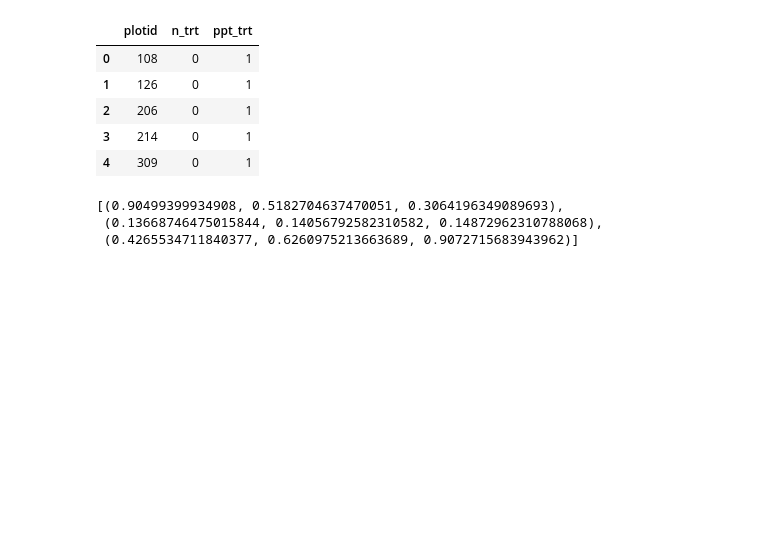
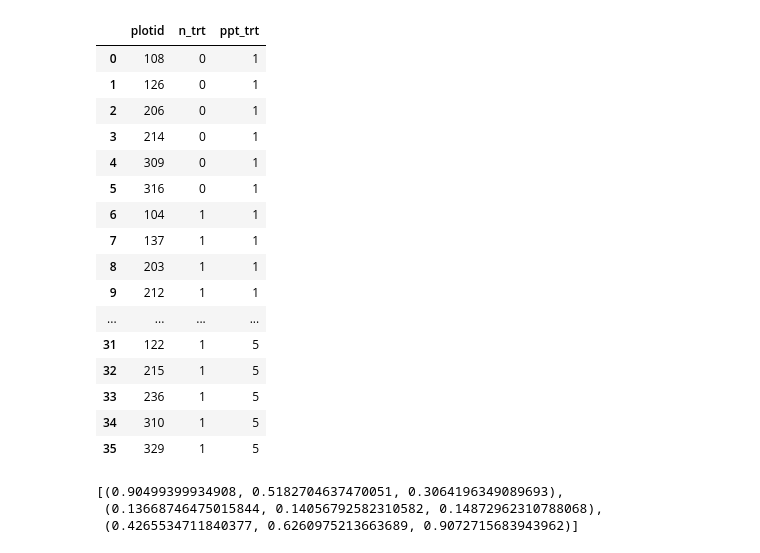
Before and after one commit to jornada-im/pubs-gc-ltreb, a Jupyter notebook: manuscripts/schadenfreude/SoilMoisture.ipynb, the cells around one changed output. Saved outputs shown, nothing was run; the diff lists cells and outputs as text; code cells hidden in the pictures; blank space fills up the shorter version.

```diff
--- a/manuscripts/schadenfreude/SoilMoisture.ipynb
+++ b/manuscripts/schadenfreude/SoilMoisture.ipynb
@@ -10,14 +11,25 @@ out_path <- '../out_tmp/'
 # A treatment key is stored in this repository
 trt = pd.read_csv('../../metadata/lt_plot_trt.csv', skiprows=2)
 # %%
-trt.head()
+trt
 # %% [output]
 |  | plotid | n_trt | ppt_trt |
 | 0 | 108 | 0 | 1 |
 | 1 | 126 | 0 | 1 |
 | 2 | 206 | 0 | 1 |
 | 3 | 214 | 0 | 1 |
 | 4 | 309 | 0 | 1 |
+| 5 | 316 | 0 | 1 |
+| 6 | 104 | 1 | 1 |
+| 7 | 137 | 1 | 1 |
+| 8 | 203 | 1 | 1 |
+| 9 | 212 | 1 | 1 |
+| ... | ... | ... | ... |
+| 31 | 122 | 1 | 5 |
+| 32 | 215 | 1 | 5 |
+| 33 | 236 | 1 | 5 |
+| 34 | 310 | 1 | 5 |
+| 35 | 329 | 1 | 5 |
 # %%
 # Load filtered soil moisture data
 # This comes from package knb-lter-jrn.210349002 on EDI
```
Also changed, not shown: parts of 6 cells of this notebook.
